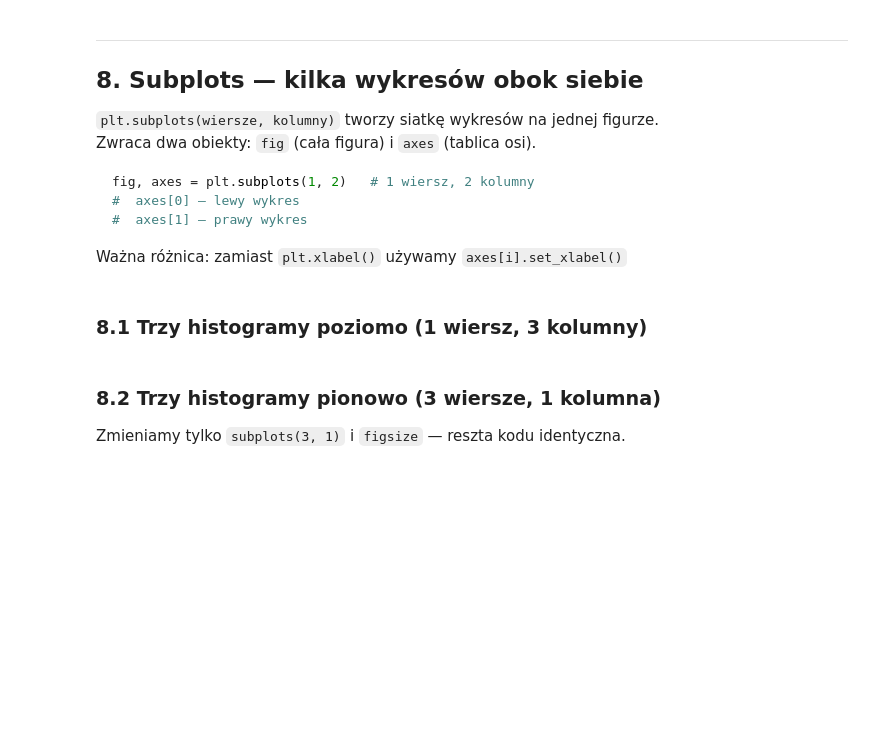
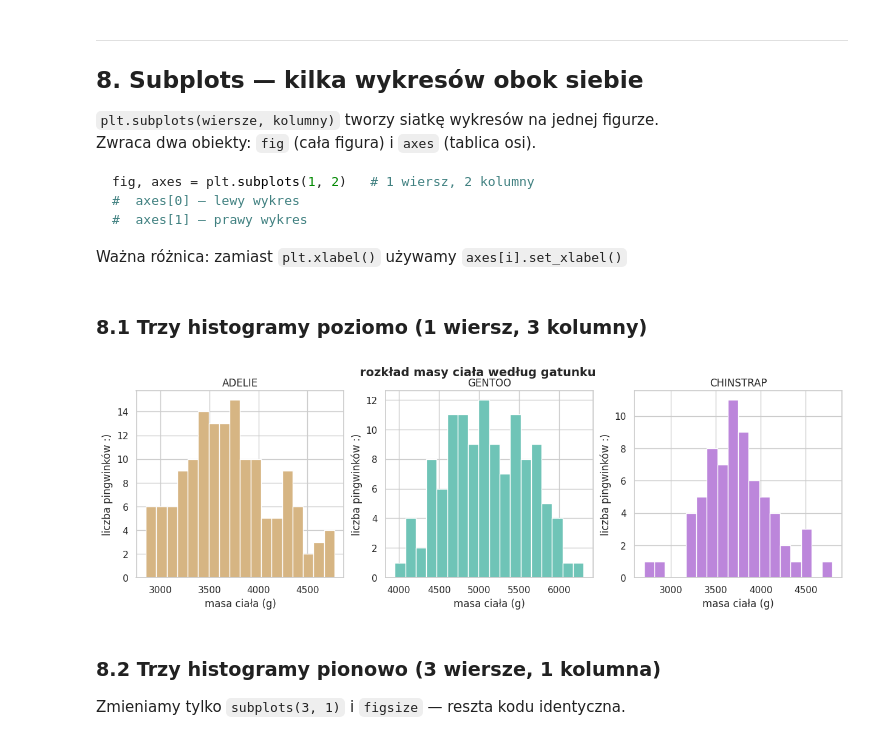
Before and after one commit to ligusoliwia/podstawy_programowania, a Jupyter notebook: SEM2/moduły_python/cwiczenia/cwiczenia_4.ipynb, the cells around one changed output. Saved outputs shown, nothing was run; the diff lists cells and outputs as text; code cells hidden in the pictures; blank space fills up the shorter version.

```diff
--- a/SEM2/moduły_python/cwiczenia/cwiczenia_4.ipynb
+++ b/SEM2/moduły_python/cwiczenia/cwiczenia_4.ipynb
@@ -712,6 +758,31 @@ fig, axes = plt.subplots(1, 2)   # 1 wiersz, 2 kolumny
 Ważna różnica: zamiast `plt.xlabel()` używamy `axes[i].set_xlabel()`
 # %% [markdown]
 ### 8.1 Trzy histogramy poziomo (1 wiersz, 3 kolumny)
+# %%
+fig, axes = plt.subplots(1, 3, figsize=(15,4))
+
+axes[0].hist(ping[ping["species"]=="Adelie"]["body_mass_g"], color=KOLORY["Adelie"], bins=18)
+axes[0].set_xlabel("masa ciała (g)")
+axes[0].set_ylabel("liczba pingwinków :)")
+axes[0].set_title("ADELIE")
+
+axes[1].hist(ping[ping["species"]=="Gentoo"]["body_mass_g"], color=KOLORY["Gentoo"], bins=18)
+axes[1].set_xlabel("masa ciała (g)")
+axes[1].set_ylabel("liczba pingwinków :)")
+axes[1].set_title("GENTOO")
+
+axes[2].hist(ping[ping["species"]=="Chinstrap"]["body_mass_g"], color=KOLORY["Chinstrap"], bins=18)
+axes[2].set_xlabel("masa ciała (g)")
+axes[2].set_ylabel("liczba pingwinków :)")
+axes[2].set_title("CHINSTRAP")
+
+fig.suptitle("rozkład masy ciała według gatunku", fontsize=14, fontweight="bold")
+plt.show()
+
+#albo pojedynczy albo takie laczne wykresy, nie mozna tutaj dołożyć jakiegos wczesniejszego wykresu
+#jesli wiemy ze bedziemy czesto uzywac danego wykresu to napisac sobie funkcje po prostu z tego (albo pobrac obrazy)
+# %% [output]
+[figure, added]
 # %% [markdown]
 ### 8.2 Trzy histogramy pionowo (3 wiersze, 1 kolumna)
 
```
Also changed, not shown: parts of 6 cells of this notebook, 1 other file.
